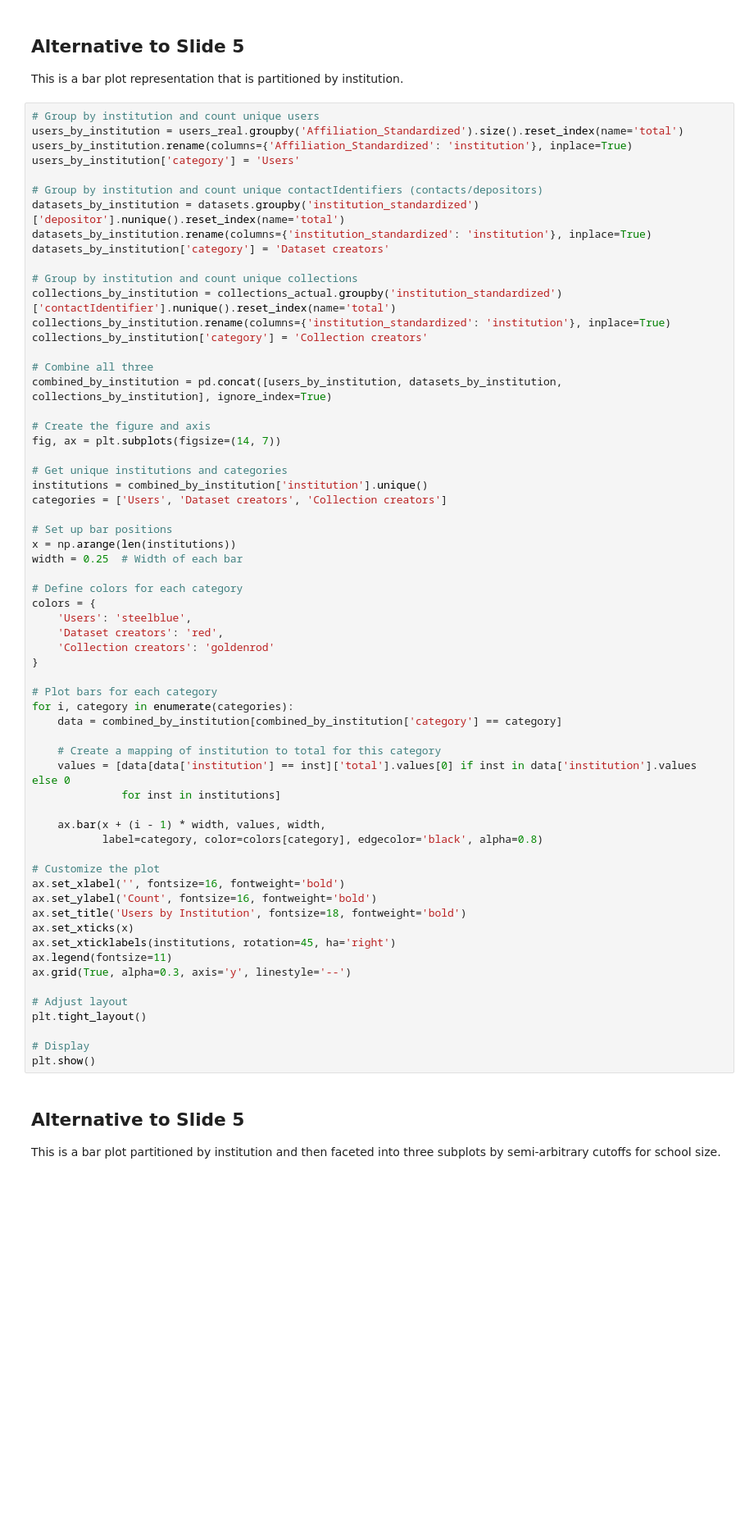
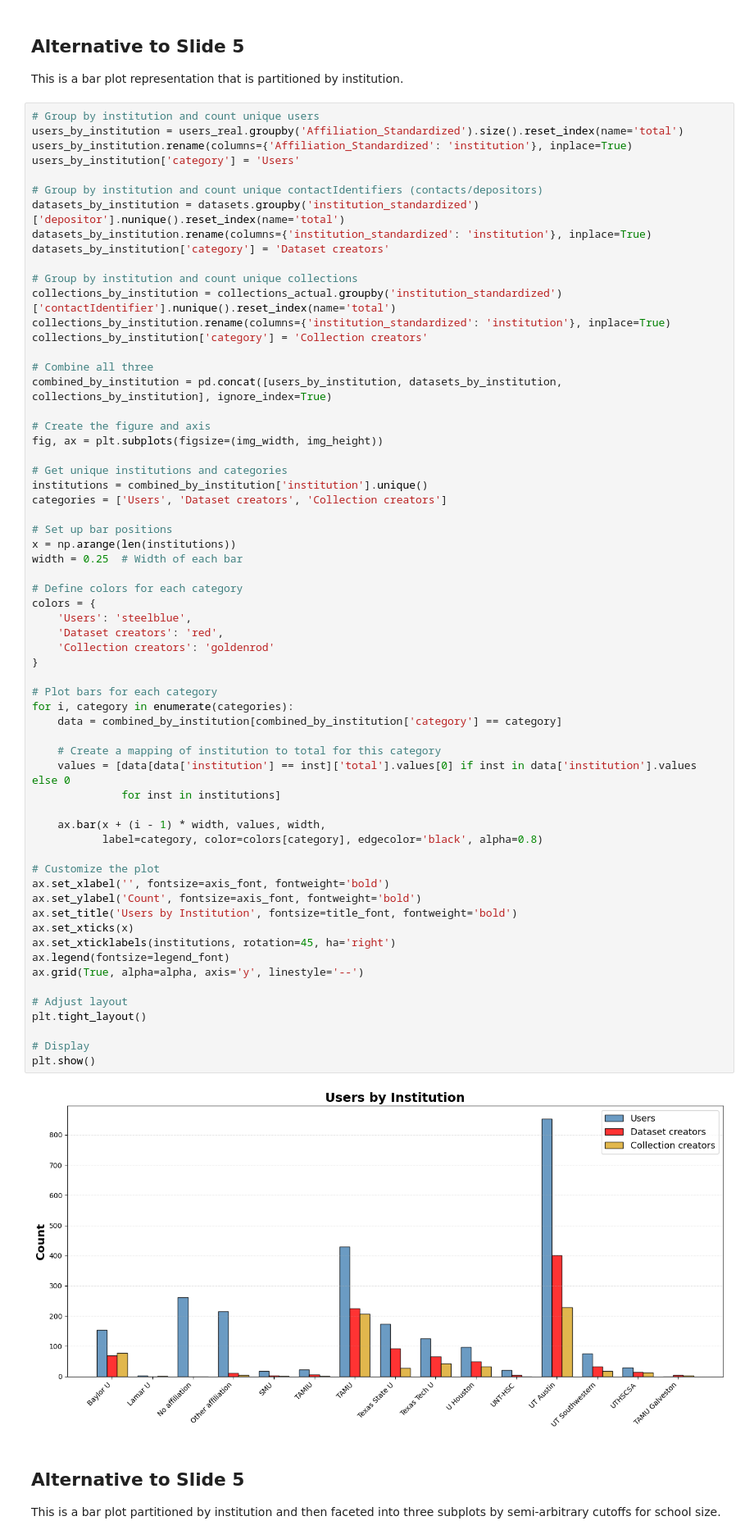
Before and after one commit to TexasDigitalLibrary/tdr-assessment-scripts, a Jupyter notebook: tcdl-graphs.ipynb, the cells around one changed output. Shown at 82% size. Cells and saved outputs as stored; diff of their text form; blank space fills up the shorter version.

```diff
--- a/tcdl-graphs.ipynb
+++ b/tcdl-graphs.ipynb
@@ -351,7 +416,7 @@ collections_by_institution['category'] = 'Collection creators'
 combined_by_institution = pd.concat([users_by_institution, datasets_by_institution, collections_by_institution], ignore_index=True)
 
 # Create the figure and axis
-fig, ax = plt.subplots(figsize=(14, 7))
+fig, ax = plt.subplots(figsize=(img_width, img_height))
 
 # Get unique institutions and categories
 institutions = combined_by_institution['institution'].unique()
@@ -361,38 +426,40 @@ categories = ['Users', 'Dataset creators', 'Collection creators']
 x = np.arange(len(institutions))
 width = 0.25  # Width of each bar
 
 # Define colors for each category
 colors = {
     'Users': 'steelblue',
     'Dataset creators': 'red',
     'Collection creators': 'goldenrod'
 }
 
 # Plot bars for each category
 for i, category in enumerate(categories):
     data = combined_by_institution[combined_by_institution['category'] == category]
 
     # Create a mapping of institution to total for this category
     values = [data[data['institution'] == inst]['total'].values[0] if inst in data['institution'].values else 0
               for inst in institutions]
 
     ax.bar(x + (i - 1) * width, values, width,
            label=category, color=colors[category], edgecolor='black', alpha=0.8)
 
 # Customize the plot
-ax.set_xlabel('', fontsize=16, fontweight='bold')
-ax.set_ylabel('Count', fontsize=16, fontweight='bold')
-ax.set_title('Users by Institution', fontsize=18, fontweight='bold')
+ax.set_xlabel('', fontsize=axis_font, fontweight='bold')
+ax.set_ylabel('Count', fontsize=axis_font, fontweight='bold')
+ax.set_title('Users by Institution', fontsize=title_font, fontweight='bold')
 ax.set_xticks(x)
 ax.set_xticklabels(institutions, rotation=45, ha='right')
-ax.legend(fontsize=11)
-ax.grid(True, alpha=0.3, axis='y', linestyle='--')
+ax.legend(fontsize=legend_font)
+ax.grid(True, alpha=alpha, axis='y', linestyle='--')
 
 # Adjust layout
 plt.tight_layout()
 
 # Display
 plt.show()
+# %% [output]
+[figure, added]
 # %% [markdown]
 ## Alternative to Slide 5
 
```
Also changed, not shown: parts of 43 cells of this notebook, 13 other files.
